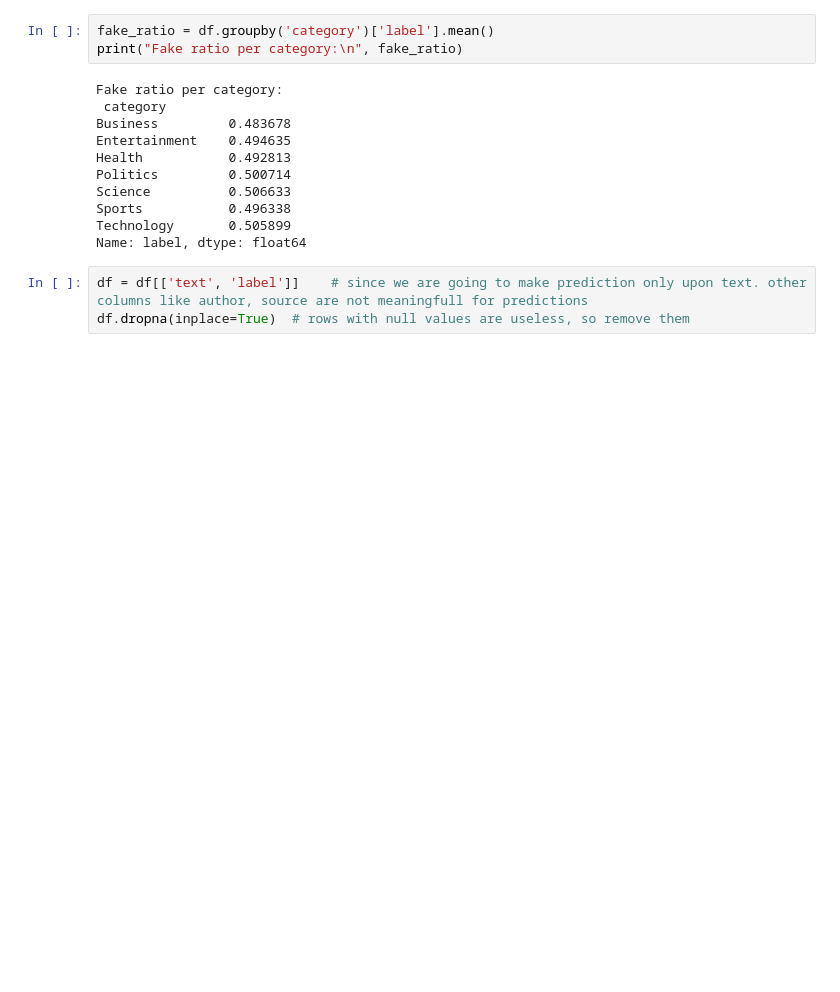
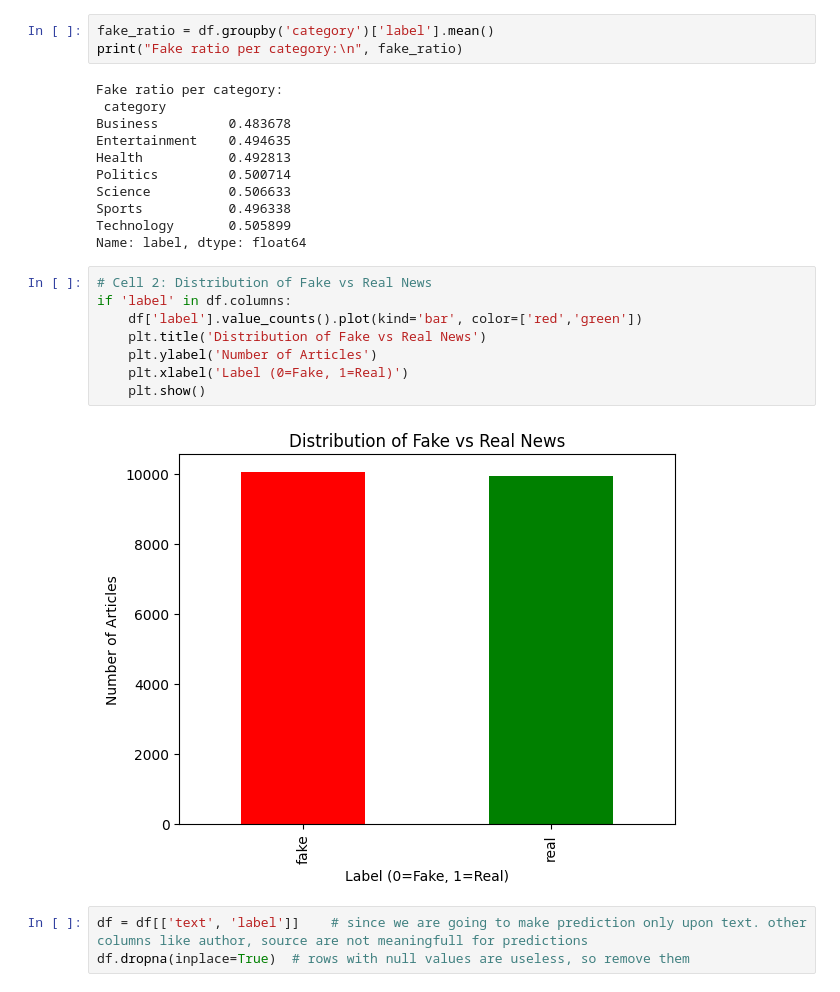
Before and after one commit to Rehman047/Fake-News-Detector-using-Support-Vector-Machine, a Jupyter notebook: Fake_News_Detector.ipynb, the cells around one changed output. Drawn from its saved outputs; the diff is of its cells as text; blank space fills up the shorter version.

Commit message:
added a bar chart to show distribution of fake vs real news total articles. N

```diff
--- a/Fake_News_Detector.ipynb
+++ b/Fake_News_Detector.ipynb
@@ -172,6 +172,16 @@ Science          0.506633
 Sports           0.496338
 Technology       0.505899
 Name: label, dtype: float64
+# %%
+# Cell 2: Distribution of Fake vs Real News
+if 'label' in df.columns:
+    df['label'].value_counts().plot(kind='bar', color=['red','green'])
+    plt.title('Distribution of Fake vs Real News')
+    plt.ylabel('Number of Articles')
+    plt.xlabel('Label (0=Fake, 1=Real)')
+    plt.show()
+# %% [output]
+[figure, added]
 # %%
 df = df[['text', 'label']]    # since we are going to make prediction only upon text. other columns like author, source are not meaningfull for predictions
 df.dropna(inplace=True)  # rows with null values are useless, so remove them
```
